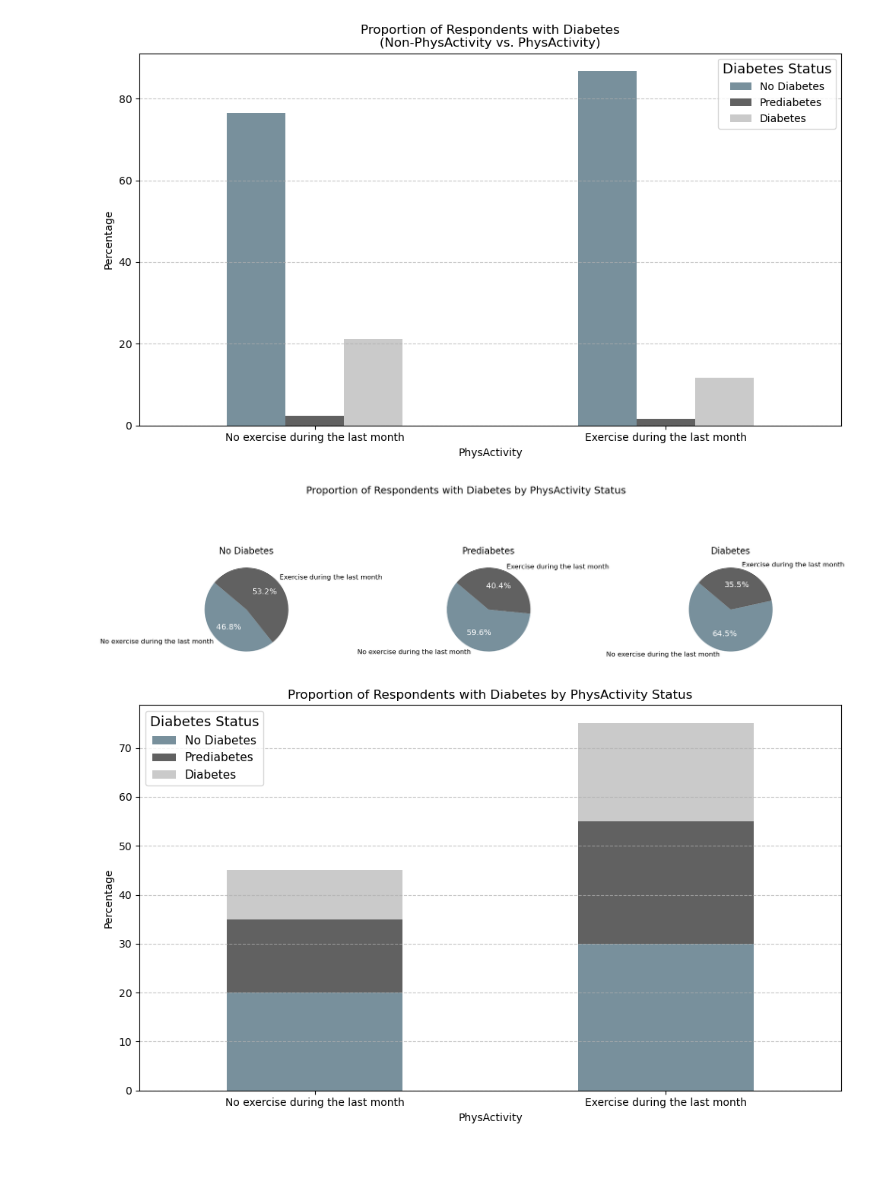
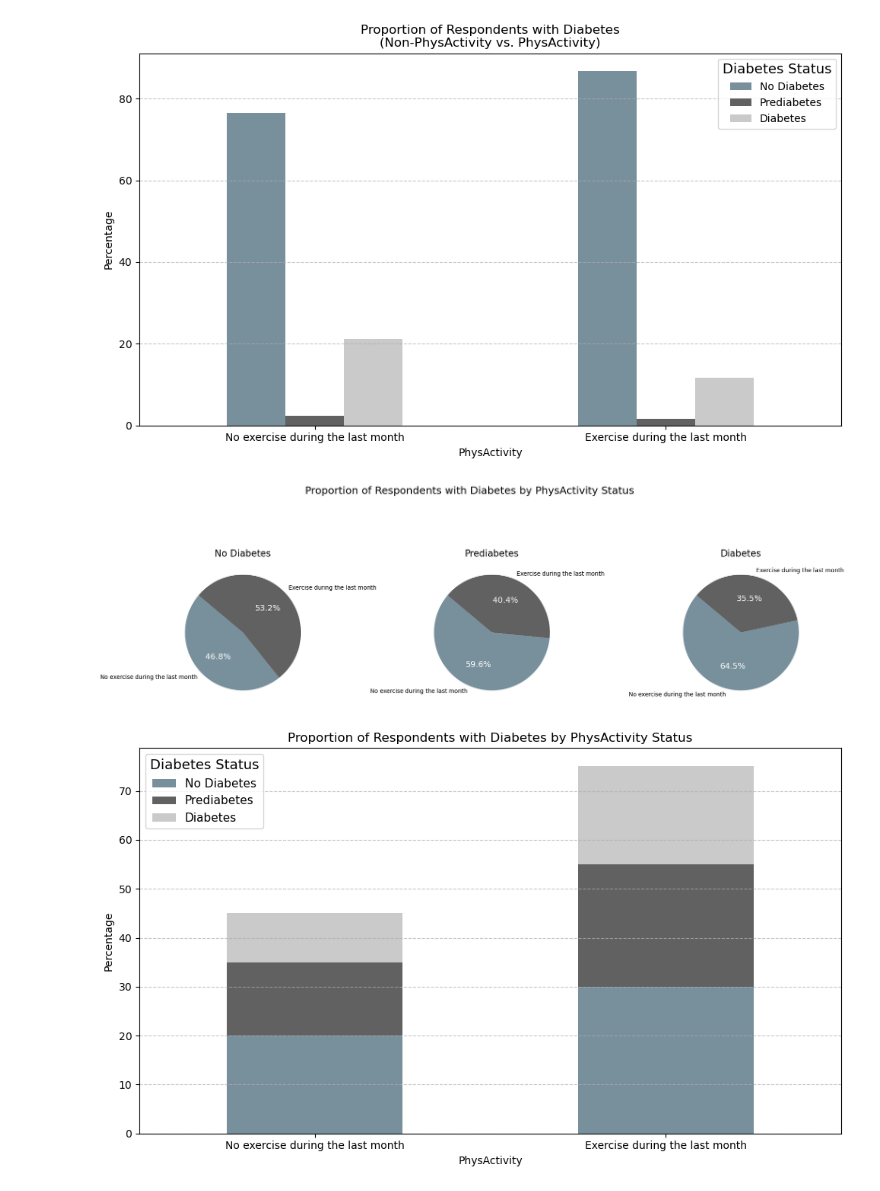
Before and after one commit to williamlevine/project-one, a Jupyter notebook: main_notebook.ipynb, the cells around one changed output. Cells and saved outputs as stored; diff of their text form; code cells hidden in the pictures; blank space fills up the shorter version.

```diff
--- a/main_notebook.ipynb
+++ b/main_notebook.ipynb
@@ -137,38 +137,37 @@ plt.show()
 # %% [output]
 [figure]
 # %%
-# Example DataFrame setup for demonstration
-# Assuming PhysActivity_pivot_df is your DataFrame
-# PhysActivity_pivot_df = ...
 
-fig, axes = plt.subplots(1, 3, figsize=(18, 6))
+# PhysActivity Pie Chart
+
+fig, axes = plt.subplots(1, 3, figsize=(18, 7))
 
 # Define colors
 colors = ['#78909c', '#616161', '#cacaca']
 
 for i, column in enumerate(PhysActivity_pivot_df.columns):
     wedges, texts, autotexts = axes[i].pie(
         PhysActivity_pivot_df[column],
         labels=PhysActivity_pivot_df.index,
         autopct='%1.1f%%',
         startangle=140,
         colors=colors[:len(PhysActivity_pivot_df.index)]  # Adjust colors to match number of slices
     )
     axes[i].set_title(column, fontsize=16, color='black')  # Title font size and color
 
     # Adjust font size and color for pie chart labels and percentages
     for text in texts:
-        text.set_fontsize(12)
+        text.set_fontsize(10)
         text.set_color('black')  # Set color of pie chart labels
     for autotext in autotexts:
         autotext.set_fontsize(14)
         autotext.set_color('white')  # Set color of percentages
 
 plt.suptitle('Proportion of Respondents with Diabetes by PhysActivity Status', fontsize=18)
 
 
 plt.tight_layout()
 plt.show()
 # %% [output]
-[figure, old version]
+[figure, new version]
 # %%
```
Also changed, not shown: parts of 6 cells of this notebook.
